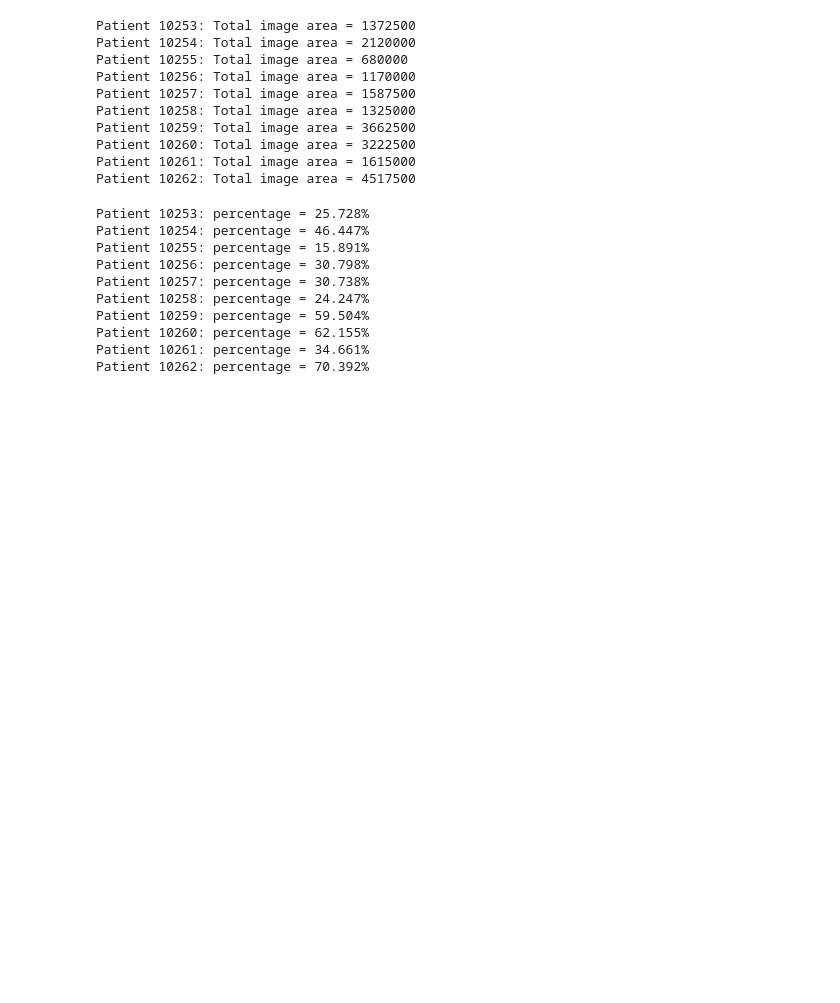
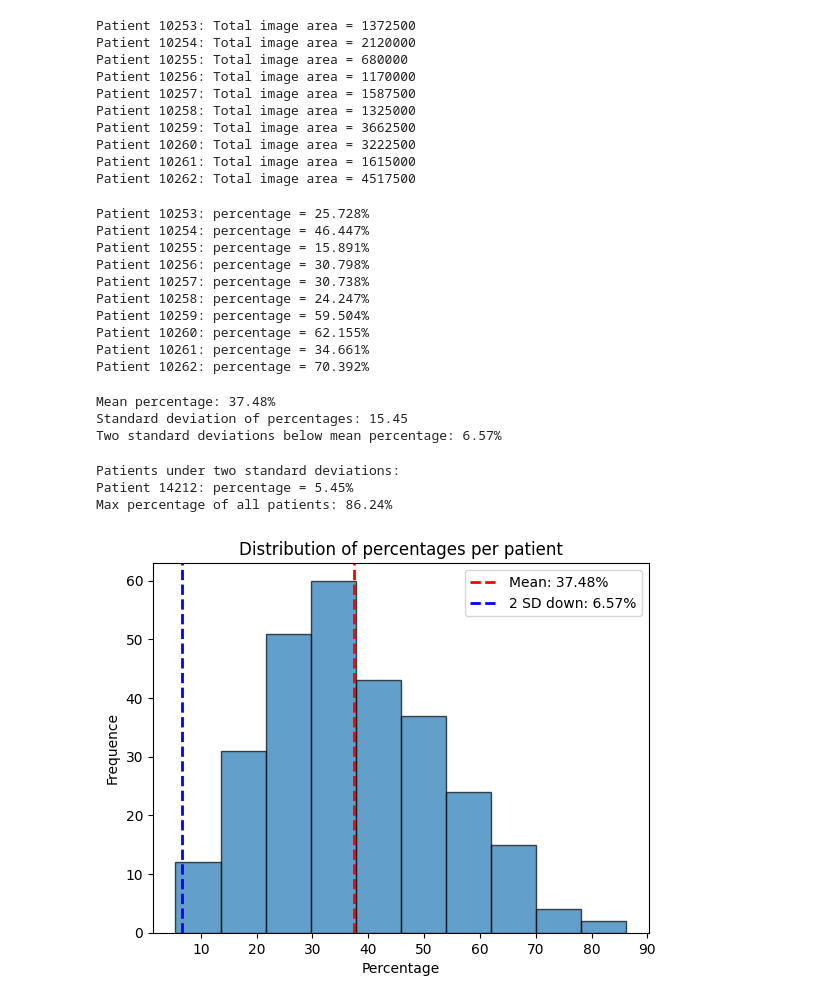
Before and after one commit to DemiOever/casus_d, a Jupyter notebook: data_loading.ipynb, the cells around one changed output. Saved outputs shown, nothing was run; the diff lists cells and outputs as text; code cells hidden in the pictures; blank space fills up the shorter version.

Commit message:
Added calculation of mean, standard deviation and a plot with frequency of percentages

```diff
--- a/data_loading.ipynb
+++ b/data_loading.ipynb
@@ -192,3 +192,46 @@ Patient 10259: percentage = 59.504%
 Patient 10260: percentage = 62.155%
 Patient 10261: percentage = 34.661%
 Patient 10262: percentage = 70.392%
+# %%
+percentages = list(patient_percentage.values())
+
+average_percentage = np.mean(percentages)
+std_deviation = np.std(percentages)
+
+print(f"Mean percentage: {average_percentage:.2f}%")
+print(f"Standard deviation of percentages: {std_deviation:.2f}")
+
+two_sd_down = average_percentage - 2 * std_deviation
+
+print(f"Two standard deviations below mean percentage: {two_sd_down:.2f}%")
+# %% [output]
+Mean percentage: 37.48%
+Standard deviation of percentages: 15.45
+Two standard deviations below mean percentage: 6.57%
+# %%
+patients_under_2_sd = [
+    patient for patient, percentage in patient_percentage.items()
+    if percentage < two_sd_down
+]
+
+print("Patients under two standard deviations:")
+for patient in patients_under_2_sd:
+    print(f"Patient {patient}: percentage = {patient_percentage[patient]:.2f}%")
+
+print(f"Max percentage of all patients: {max(patient_percentage.values()):.2f}%")
+# %% [output]
+Patients under two standard deviations:
+Patient 14212: percentage = 5.45%
+Max percentage of all patients: 86.24%
+# %%
+plt.hist(percentages, bins=10, edgecolor='black', alpha=0.7)
+plt.axvline(average_percentage, color='red', linestyle='dashed', linewidth=2, label=f'Mean: {average_percentage:.2f}%')
+plt.axvline(two_sd_down, color='blue', linestyle='dashed', linewidth=2, label=f'2 SD down: {two_sd_down:.2f}%')
+
+plt.xlabel('Percentage')
+plt.ylabel('Frequence')
+plt.title('Distribution of percentages per patient')
+plt.legend()
+plt.show()
+# %% [output]
+[figure, added]
```
